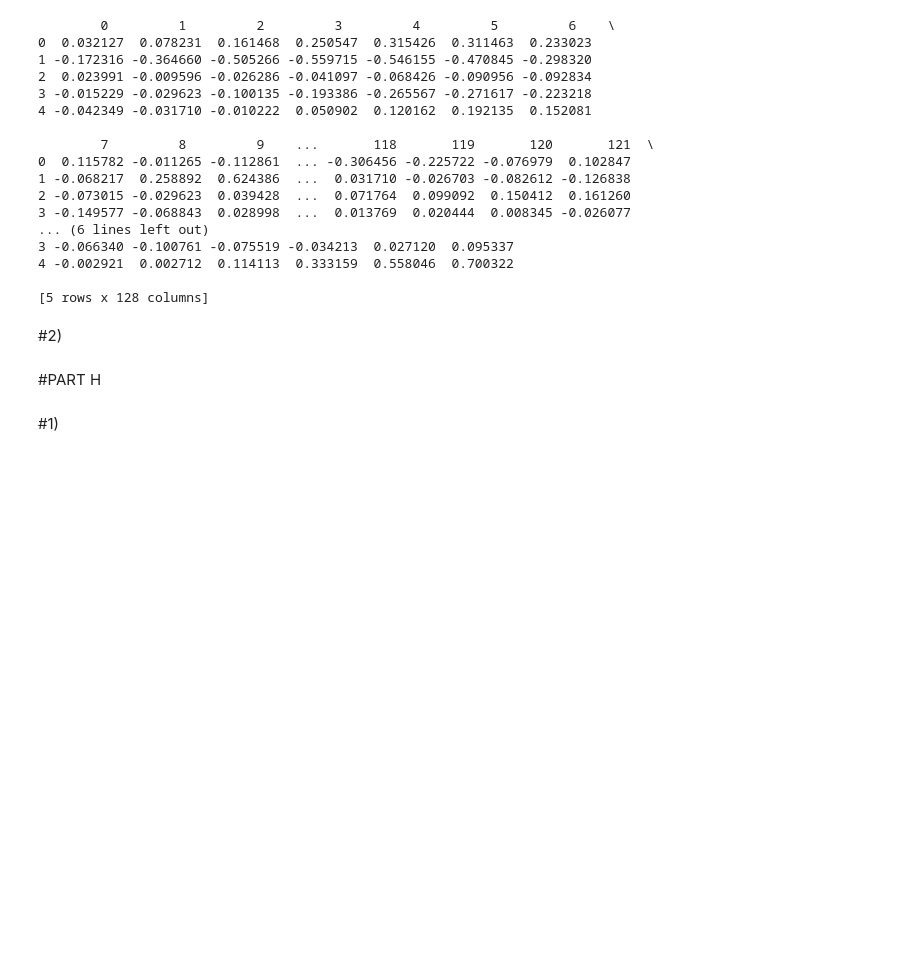
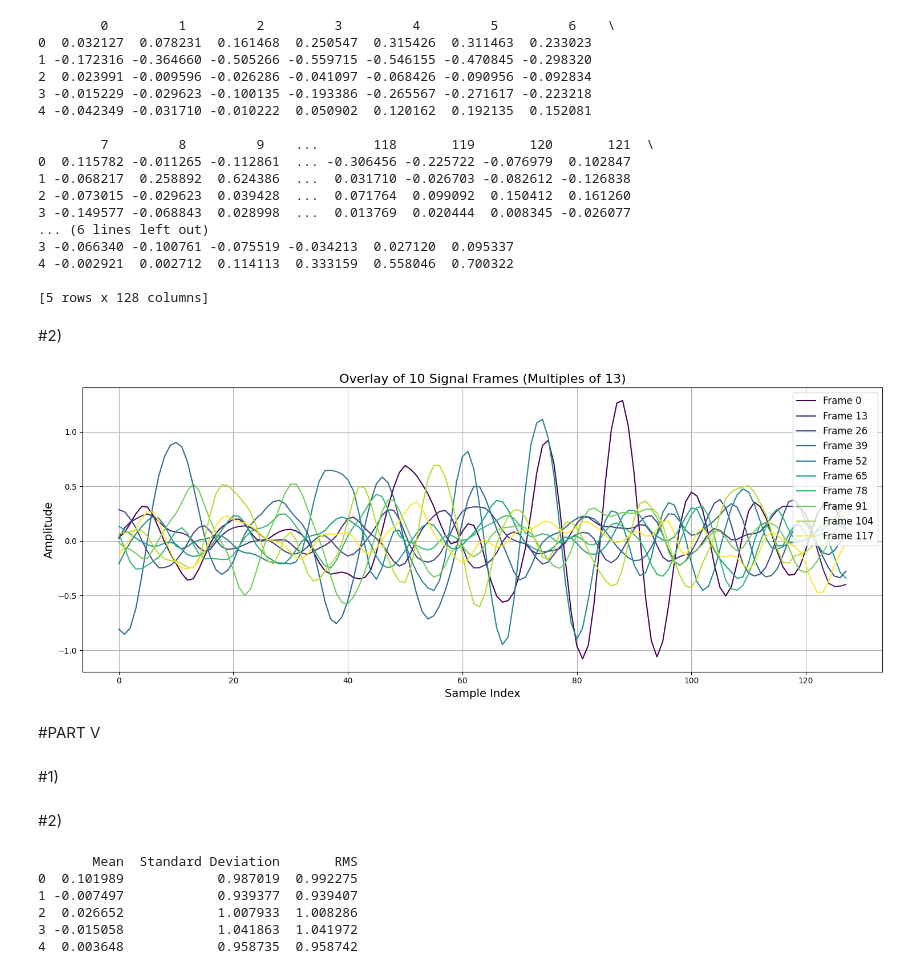
Before and after one commit to fofofizzz/AI-4032-course, a Jupyter notebook: Hw1/Q2.ipynb, the cells around one changed output. Cells and saved outputs as stored; diff of their text form; code cells hidden in the pictures; blank space fills up the shorter version.

```diff
--- a/Hw1/Q2.ipynb
+++ b/Hw1/Q2.ipynb
@@ -285,4 +283,39 @@ df_frames.to_csv('signal_frames.csv', index=False)
+# %%
+import matplotlib.pyplot as plt
+import numpy as np
+import pandas as pd
+
+# فرض کنید 'df_frames' حاوی قطعات سیگنال است (خروجی قسمت قبل)
+# df_frames.shape = (7596, 128)
+
+# تعداد قطعات مضرب 13 که می‌خواهیم نمایش دهیم
+num_multiples = 10
+
+# انتخاب قطعات مضرب 13
+selected_indices = [i for i in range(len(df_frames)) if i % 13 == 0][:num_multiples]
+selected_frames = df_frames.iloc[selected_indices]
+
+# تعریف لیستی از رنگ‌ها برای هر قطعه
+colors = plt.cm.viridis(np.linspace(0, 1, num_multiples))
+
+# رسم نمودار
+plt.figure(figsize=(15, 6))
+for i, index in enumerate(selected_indices):
+    plt.plot(selected_frames.loc[index], label=f'Frame {index}', color=colors[i])
+
+# تنظیمات نمودار
+plt.title('Overlay of 10 Signal Frames (Multiples of 13)', fontsize=16)
+plt.xlabel('Sample Index', fontsize=14)
+plt.ylabel('Amplitude', fontsize=14)
+plt.grid(True)
+plt.legend(loc='upper right', fontsize=12)
+plt.tight_layout()
+
+# نمایش نمودار
+plt.show()
+# %% [output]
+[figure, added]
 # %% [markdown]
-#PART H
+#PART V
 # %% [markdown]
 #1)
@@ -288,0 +348,39 @@ df_frames.to_csv('signal_frames.csv', index=False)
+# %% [markdown]
+#2)
+# %%
+import numpy as np
+import pandas as pd
+
+# تابع calculate_signal_features که قبلاً پیاده‌سازی شده است
+def calculate_signal_features(signal):
+    mean_value = np.mean(signal)
+    std_value = np.std(signal)
+    rms_value = np.sqrt(np.mean(np.square(signal)))
+    return mean_value, std_value, rms_value
+
+# تعریف یک سیگنال نمونه (فرض کنید این سیگنال شامل چندین نمونه است)
+# فرض کنید هر نمونه دارای طول ثابت 128 است
+signal = np.random.randn(7596, 128)  # 7596 نمونه، هر کدام با طول 128
+
+# لیستی برای ذخیره ویژگی‌ها
+features_list = []
+
+# محاسبه ویژگی‌ها برای هر نمونه
+for i in range(signal.shape[0]):  # تعداد نمونه‌ها
+    sample = signal[i]  # انتخاب نمونه iام
+    mean, std, rms = calculate_signal_features(sample)  # محاسبه ویژگی‌ها
+    features_list.append([mean, std, rms])  # ذخیره ویژگی‌ها
+
+# تبدیل لیست ویژگی‌ها به DataFrame
+columns = ['Mean', 'Standard Deviation', 'RMS']  # نام ستون‌ها
+df_features = pd.DataFrame(features_list, columns=columns)
+
+# نمایش اولین چند سطر DataFrame
+print(df_features.head())
+# %% [output]
+       Mean  Standard Deviation       RMS
+0  0.101989            0.987019  0.992275
+1 -0.007497            0.939377  0.939407
+2  0.026652            1.007933  1.008286
+3 -0.015058            1.041863  1.041972
+4  0.003648            0.958735  0.958742
```
Also changed, not shown: parts of 6 cells of this notebook.
